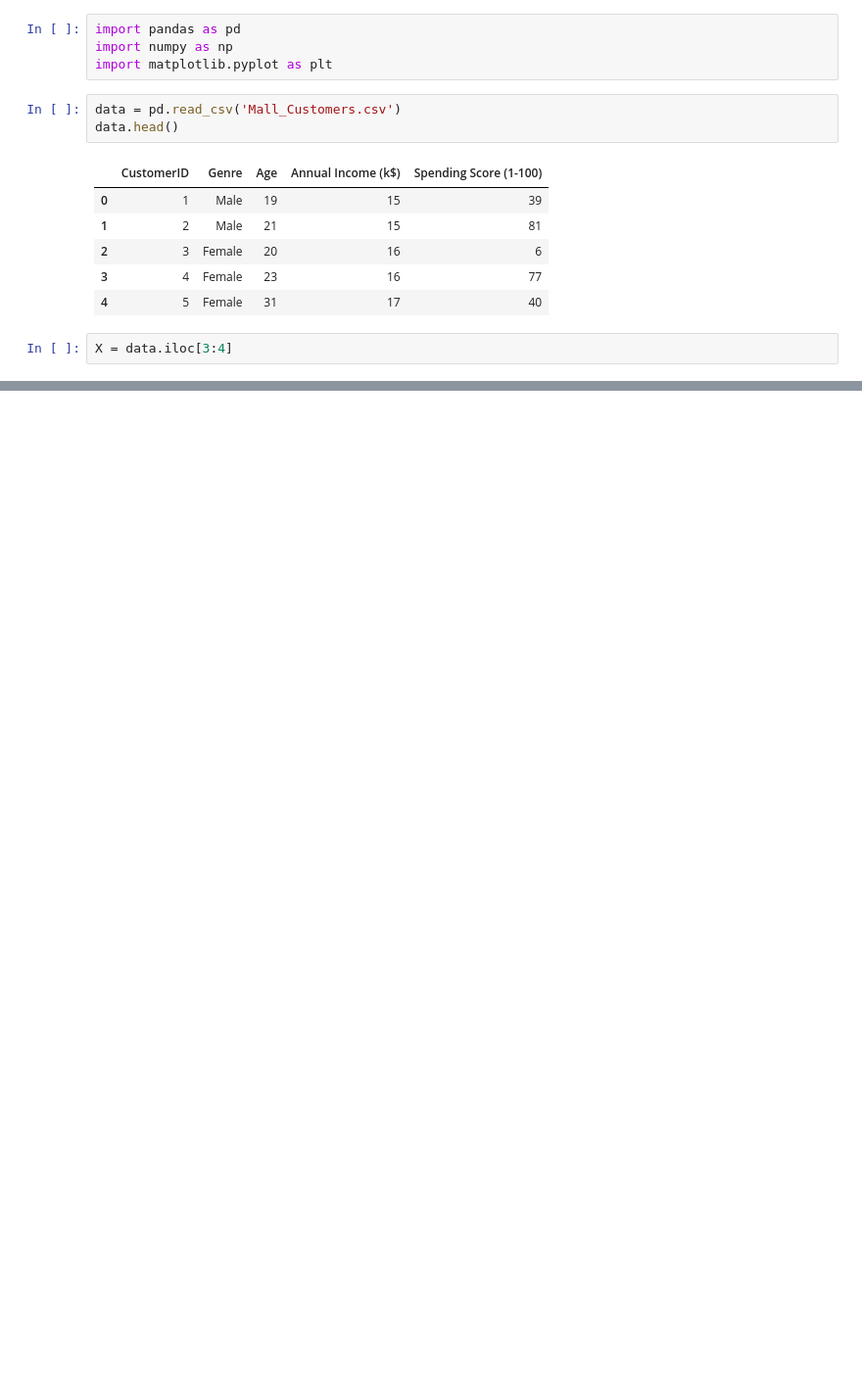
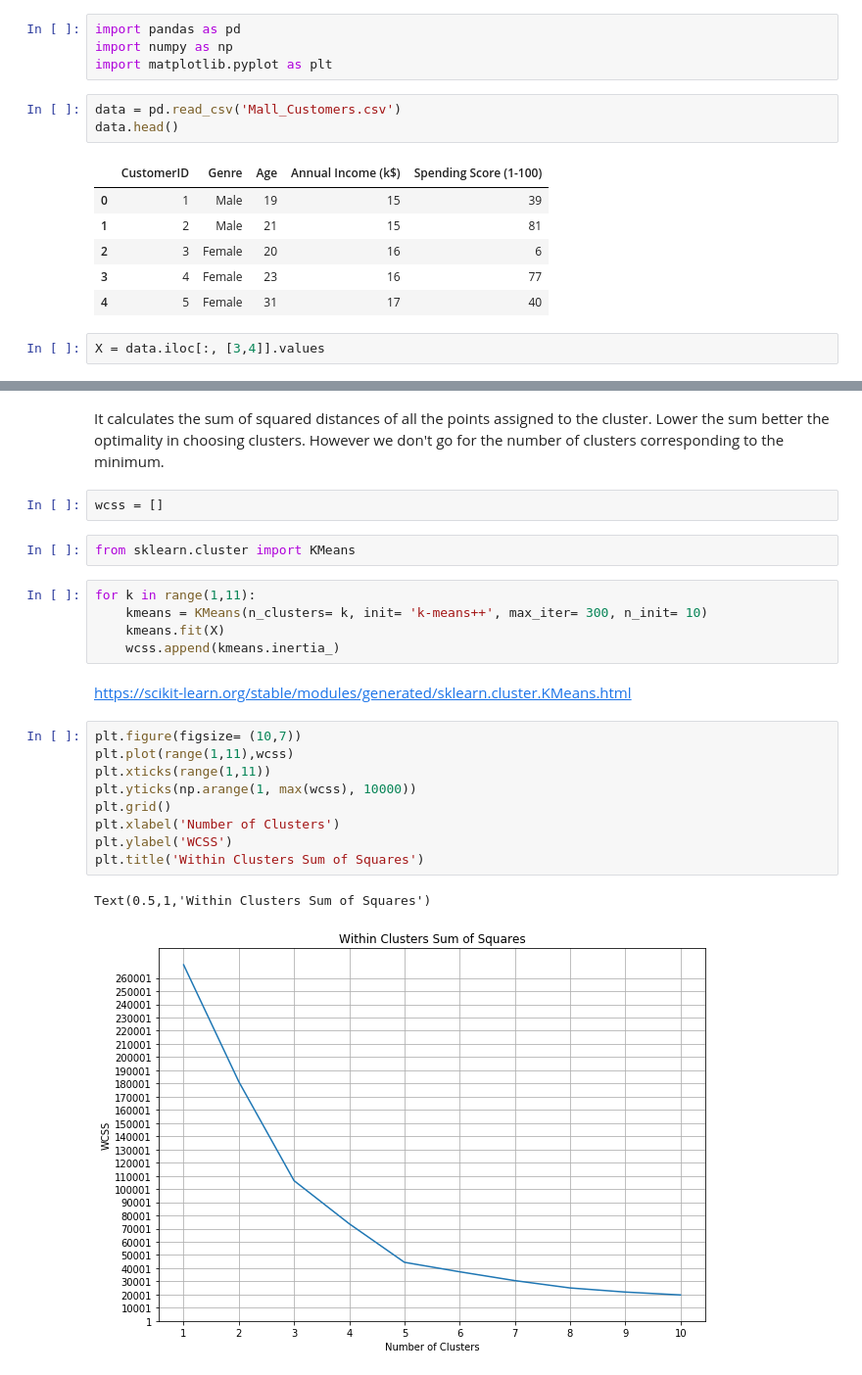
Before and after one commit to hashbanger/Machine_Learning_Implementations, a Jupyter notebook: SciKit_Implementations/KMeansClustering/KMeans_Clustering.ipynb, the cells around one changed output, grey strips where cells are left out. Shown at 98% size. Saved outputs shown, nothing was run; the diff lists cells and outputs as text; blank space fills up the shorter version.

```diff
--- a/SciKit_Implementations/KMeansClustering/KMeans_Clustering.ipynb
+++ b/SciKit_Implementations/KMeansClustering/KMeans_Clustering.ipynb
@@ -21,4 +19,4 @@ data.head()
 | 3 | 4 | Female | 23 | 16 | 77 |
 | 4 | 5 | Female | 31 | 17 | 40 |
 # %%
-X = data.iloc[3:4]
+X = data.iloc[:, [3,4]].values
@@ -24,0 +28,25 @@ X = data.iloc[3:4]
+# %% [markdown]
+It calculates the sum of squared distances of all the points assigned to the cluster. Lower the sum better the optimality in choosing clusters. However we don't go for the number of clusters corresponding to the minimum.
+# %%
+wcss = []
+# %%
+from sklearn.cluster import KMeans
+# %%
+for k in range(1,11):
+    kmeans = KMeans(n_clusters= k, init= 'k-means++', max_iter= 300, n_init= 10)
+    kmeans.fit(X)
+    wcss.append(kmeans.inertia_)
+# %% [markdown]
+https://scikit-learn.org/stable/modules/generated/sklearn.cluster.KMeans.html
+# %%
+plt.figure(figsize= (10,7))
+plt.plot(range(1,11),wcss)
+plt.xticks(range(1,11))
+plt.yticks(np.arange(1, max(wcss), 10000))
+plt.grid()
+plt.xlabel('Number of Clusters')
+plt.ylabel('WCSS')
+plt.title('Within Clusters Sum of Squares')
+# %% [output]
+Text(0.5,1,'Within Clusters Sum of Squares')
+[figure, added]
```
Also changed, not shown: parts of 4 cells of this notebook.
